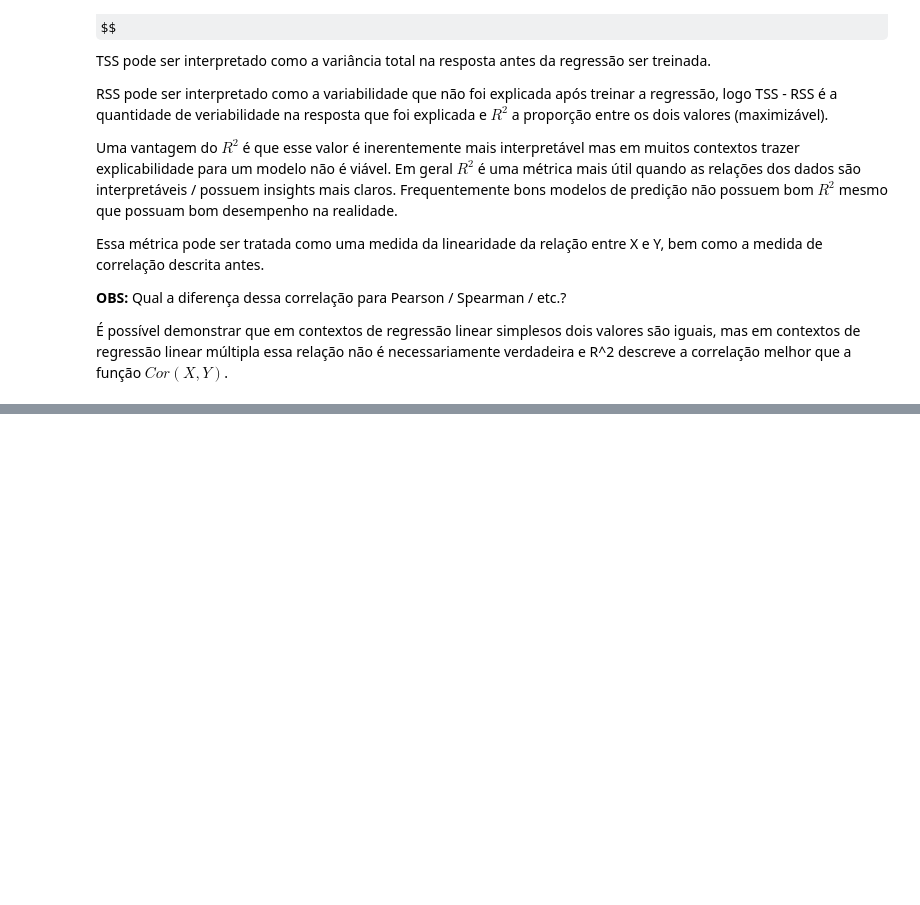
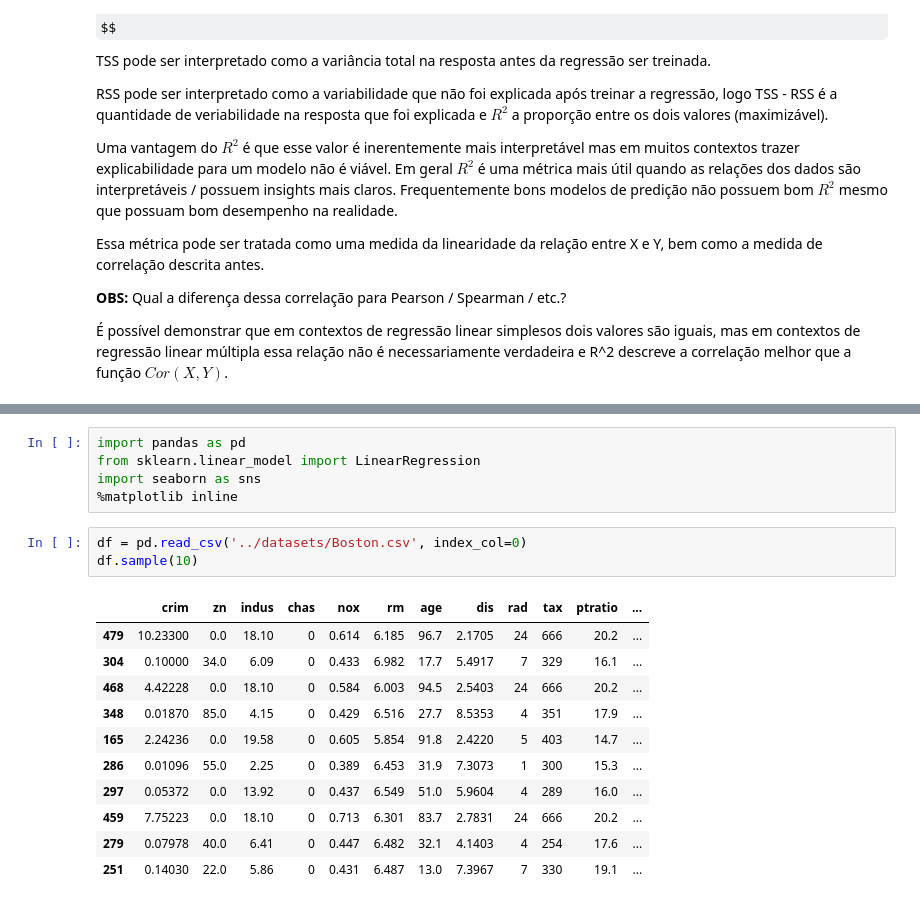
Before and after one commit to eshiraishi/ISL, a Jupyter notebook: notebooks/chapter-3.ipynb, the cells around one changed output, grey strips where cells are left out. Cells and saved outputs as stored; diff of their text form; some formulas as TeX source; blank space fills up the shorter version.

```diff
--- a/notebooks/chapter-3.ipynb
+++ b/notebooks/chapter-3.ipynb
@@ -117,0 +201,20 @@ Essa métrica pode ser tratada como uma medida da linearidade da relação entre
+# %%
+import pandas as pd
+from sklearn.linear_model import LinearRegression
+import seaborn as sns
+%matplotlib inline
+# %%
+df = pd.read_csv('../datasets/Boston.csv', index_col=0)
+df.sample(10)
+# %% [output]
+|  | crim | zn | indus | chas | nox | rm | age | dis | rad | tax | ptratio | ... |
+| 479 | 10.23300 | 0.0 | 18.10 | 0 | 0.614 | 6.185 | 96.7 | 2.1705 | 24 | 666 | 20.2 | ... |
+| 304 | 0.10000 | 34.0 | 6.09 | 0 | 0.433 | 6.982 | 17.7 | 5.4917 | 7 | 329 | 16.1 | ... |
+| 468 | 4.42228 | 0.0 | 18.10 | 0 | 0.584 | 6.003 | 94.5 | 2.5403 | 24 | 666 | 20.2 | ... |
+| 348 | 0.01870 | 85.0 | 4.15 | 0 | 0.429 | 6.516 | 27.7 | 8.5353 | 4 | 351 | 17.9 | ... |
+| 165 | 2.24236 | 0.0 | 19.58 | 0 | 0.605 | 5.854 | 91.8 | 2.4220 | 5 | 403 | 14.7 | ... |
+| 286 | 0.01096 | 55.0 | 2.25 | 0 | 0.389 | 6.453 | 31.9 | 7.3073 | 1 | 300 | 15.3 | ... |
+| 297 | 0.05372 | 0.0 | 13.92 | 0 | 0.437 | 6.549 | 51.0 | 5.9604 | 4 | 289 | 16.0 | ... |
+| 459 | 7.75223 | 0.0 | 18.10 | 0 | 0.713 | 6.301 | 83.7 | 2.7831 | 24 | 666 | 20.2 | ... |
+| 279 | 0.07978 | 40.0 | 6.41 | 0 | 0.447 | 6.482 | 32.1 | 4.1403 | 4 | 254 | 17.6 | ... |
+| 251 | 0.14030 | 22.0 | 5.86 | 0 | 0.431 | 6.487 | 13.0 | 7.3967 | 7 | 330 | 19.1 | ... |
```
Also changed, not shown: parts of 19 cells of this notebook, 1 other file.
